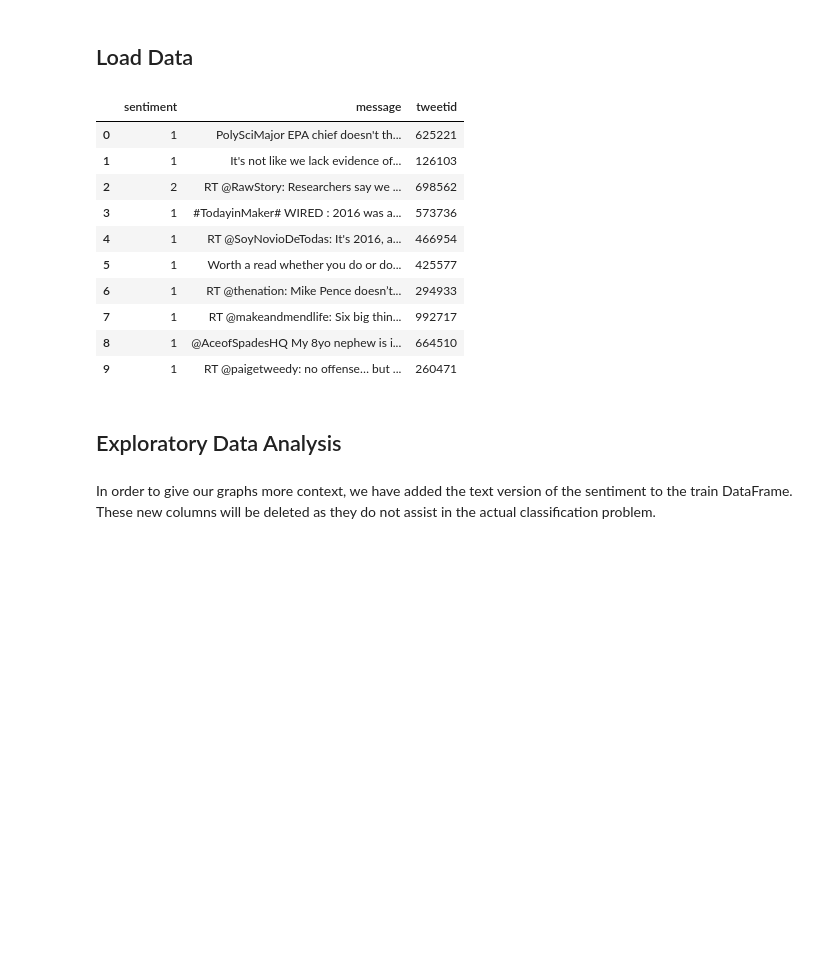
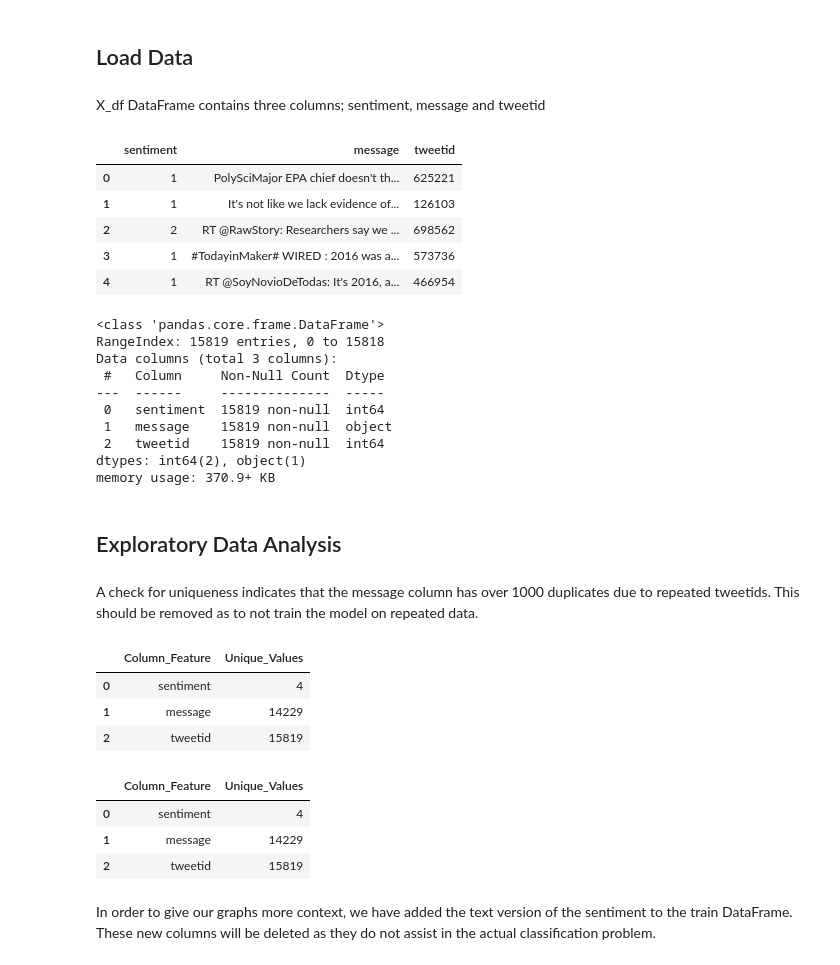
Before and after one commit to lejone/Classification, a Jupyter notebook: Classification Predict.ipynb, the cells around one changed output. Saved outputs shown, nothing was run; the diff lists cells and outputs as text; code cells hidden in the pictures; blank space fills up the shorter version.

```diff
--- a/Classification Predict.ipynb
+++ b/Classification Predict.ipynb
@@ -23,19 +68,43 @@ warnings.filterwarnings("ignore")
 # %% [markdown]
 ## Load Data
+# %% [markdown]
+X_df DataFrame contains three columns; sentiment, message and tweetid
 # %%
 X_df = pd.read_csv('train.csv')
-X_df.head(10)
+X_df.head(5)
 # %% [output]
 |  | sentiment | message | tweetid |
 | 0 | 1 | PolySciMajor EPA chief doesn't th... | 625221 |
 | 1 | 1 | It's not like we lack evidence of... | 126103 |
 | 2 | 2 | RT @RawStory: Researchers say we ... | 698562 |
 | 3 | 1 | #TodayinMaker# WIRED : 2016 was a... | 573736 |
 | 4 | 1 | RT @SoyNovioDeTodas: It's 2016, a... | 466954 |
-| 5 | 1 | Worth a read whether you do or do... | 425577 |
-| 6 | 1 | RT @thenation: Mike Pence doesn’t... | 294933 |
-| 7 | 1 | RT @makeandmendlife: Six big thin... | 992717 |
-| 8 | 1 | @AceofSpadesHQ My 8yo nephew is i... | 664510 |
-| 9 | 1 | RT @paigetweedy: no offense… but ... | 260471 |
+# %%
+# inspect structure of dataset
+X_df.info()
+# %% [output]
+<class 'pandas.core.frame.DataFrame'>
+RangeIndex: 15819 entries, 0 to 15818
+Data columns (total 3 columns):
+ #   Column     Non-Null Count  Dtype
+---  ------     --------------  -----
+ 0   sentiment  15819 non-null  int64
+ 1   message    15819 non-null  object
+ 2   tweetid    15819 non-null  int64
+dtypes: int64(2), object(1)
+memory usage: 370.9+ KB
 # %% [markdown]
 ## Exploratory Data Analysis
+# %% [markdown]
+A check for uniqueness indicates that the message column has over 1000 duplicates due to repeated tweetids. This should be removed as to not train the model on repeated data.
+# %%
+number_of_unique=[X_df[i].nunique() for i in X_df.columns]
+column_names=[i for i in X_df.columns]
+unique_zip=list(zip(column_names,number_of_unique))
+unique_df=pd.DataFrame(unique_zip,columns=['Column_Feature','Unique_Values'])
+unique_df
+# %% [output]
+|  | Column_Feature | Unique_Values |
+| 0 | sentiment | 4 |
+| 1 | message | 14229 |
+| 2 | tweetid | 15819 |
@@ -42,3 +120,13 @@ X_df.head(10)
+# %%
+# Recheck for duplicates
+number_of_unique=[X_df[i].nunique() for i in X_df.columns]
+unique_df=pd.DataFrame(unique_zip,columns=['Column_Feature','Unique_Values'])
+unique_df
+# %% [output]
+|  | Column_Feature | Unique_Values |
+| 0 | sentiment | 4 |
+| 1 | message | 14229 |
+| 2 | tweetid | 15819 |
 # %% [markdown]
 In order to give our graphs more context, we have added the text version of the sentiment to the train DataFrame. These new columns will be deleted as they do not assist in the actual classification problem.
 # %%
```
Also changed, not shown: parts of 66 cells of this notebook.
